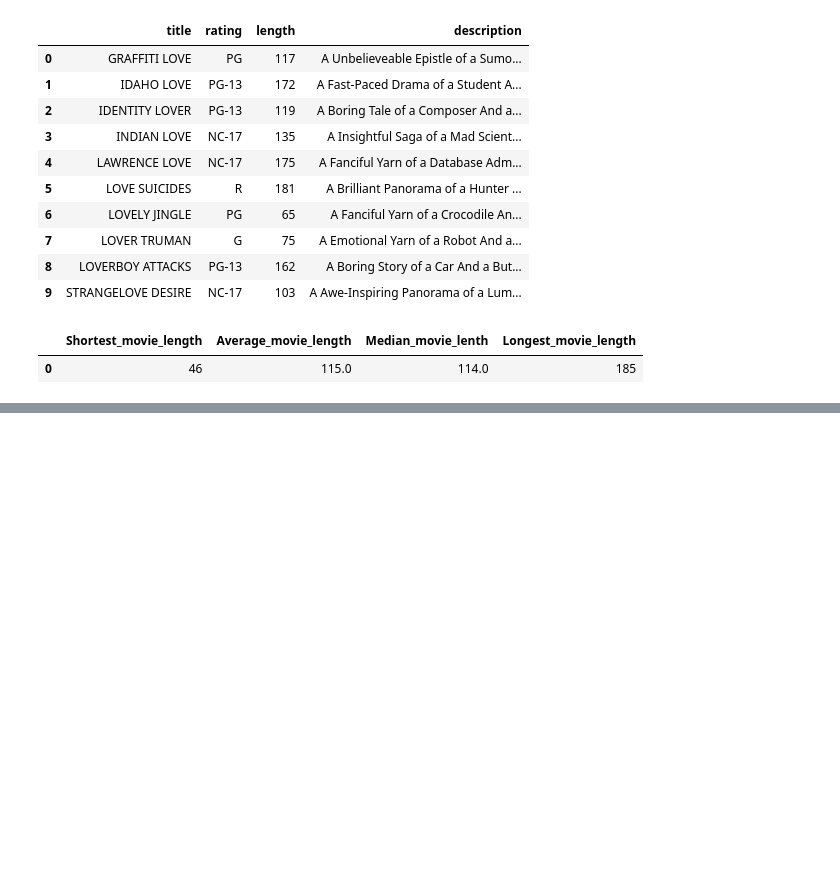
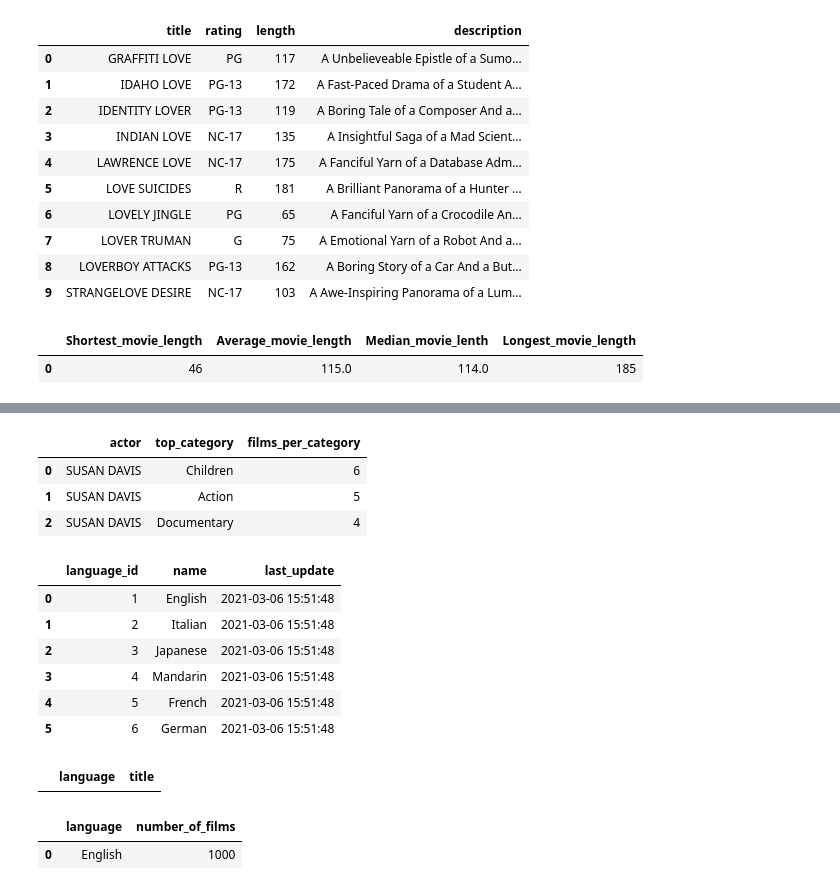
Before and after one commit to LisaYllander92/SQL_LAB_DE25_LisaYllander, a Jupyter notebook: data_analys.ipynb, the cells around one changed output, grey strips where cells are left out. Cells and saved outputs as stored; diff of their text form; code cells hidden in the pictures; blank space fills up the shorter version.

```diff
--- a/data_analys.ipynb
+++ b/data_analys.ipynb
@@ -106,0 +194,58 @@ duckdb.sql("""
+# %%
+# 2. 'Susan Davis' has played in most movies,
+# but in what top 3 genre has she done most movies?
+duckdb.sql("""
+    SELECT
+        a.first_name || ' ' || a.last_name as actor,
+        c.name as top_category,
+        COUNT(fa.film_id) AS films_per_category
+    FROM actor a
+    INNER JOIN film_actor fa ON fa.actor_id = a.actor_id
+    INNER JOIN film_category fc ON fa.film_id = fc.film_id
+    INNER JOIN category c ON c.category_id = fc.category_id
+    WHERE a.first_name ILIKE 'Susan' AND a.last_name ILIKE 'Davis'
+    GROUP BY actor, top_category
+    ORDER BY films_per_category DESC
+    LIMIT 3;
+""").df()
+# %% [output]
+|  | actor | top_category | films_per_category |
+| 0 | SUSAN DAVIS | Children | 6 |
+| 1 | SUSAN DAVIS | Action | 5 |
+| 2 | SUSAN DAVIS | Documentary | 4 |
+# %%
+language
+# %% [output]
+|  | language_id | name | last_update |
+| 0 | 1 | English | 2021-03-06 15:51:48 |
+| 1 | 2 | Italian | 2021-03-06 15:51:48 |
+| 2 | 3 | Japanese | 2021-03-06 15:51:48 |
+| 3 | 4 | Mandarin | 2021-03-06 15:51:48 |
+| 4 | 5 | French | 2021-03-06 15:51:48 |
+| 5 | 6 | German | 2021-03-06 15:51:48 |
+# %%
+# 3. Which movies has language 'Mandarin'?
+duckdb.sql("""
+    SELECT
+        l.name as language,
+        f.title
+    FROM language l
+    INNER JOIN film f ON l.language_id = f.language_id
+    WHERE l.name = 'Mandarin';
+""").df()
+# %% [output]
+|  | language | title |
+# %%
+# 4. Are there any movies with another language than 'English'?
+duckdb.sql("""
+    SELECT
+        l.name as language,
+        COUNT(f.film_id) AS number_of_films
+    FROM language l
+    INNER JOIN film f ON l.language_id = f.language_id
+    GROUP BY language
+    ORDER BY number_of_films DESC;
+""").df()
+# %% [output]
+|  | language | number_of_films |
+| 0 | English | 1000 |
```
Also changed, not shown: parts of 6 cells of this notebook.
